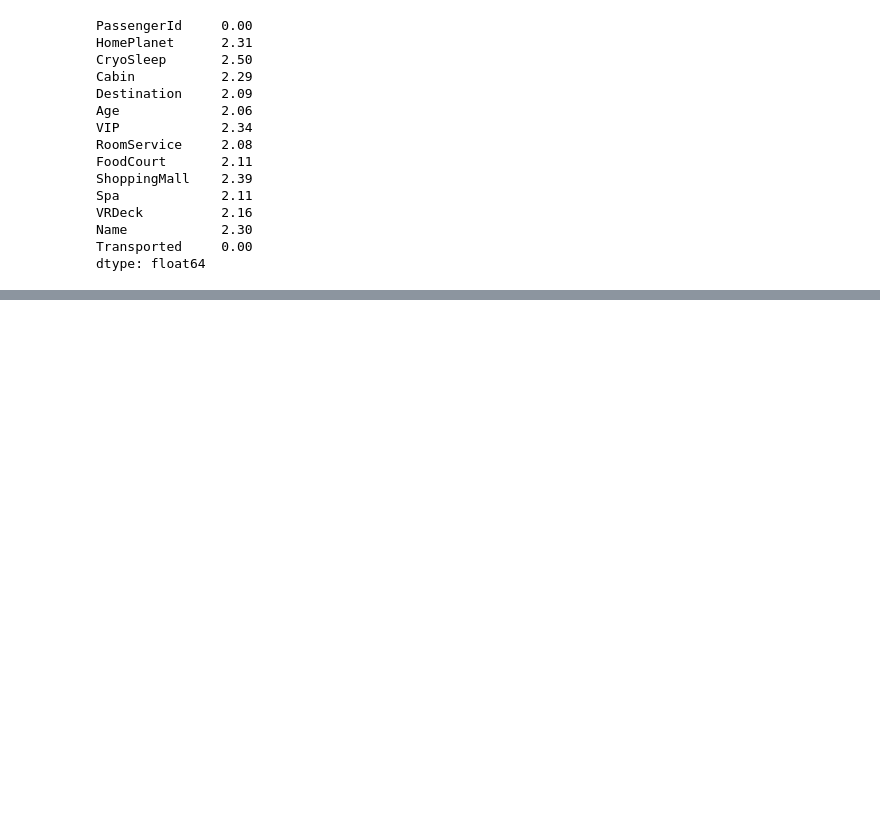
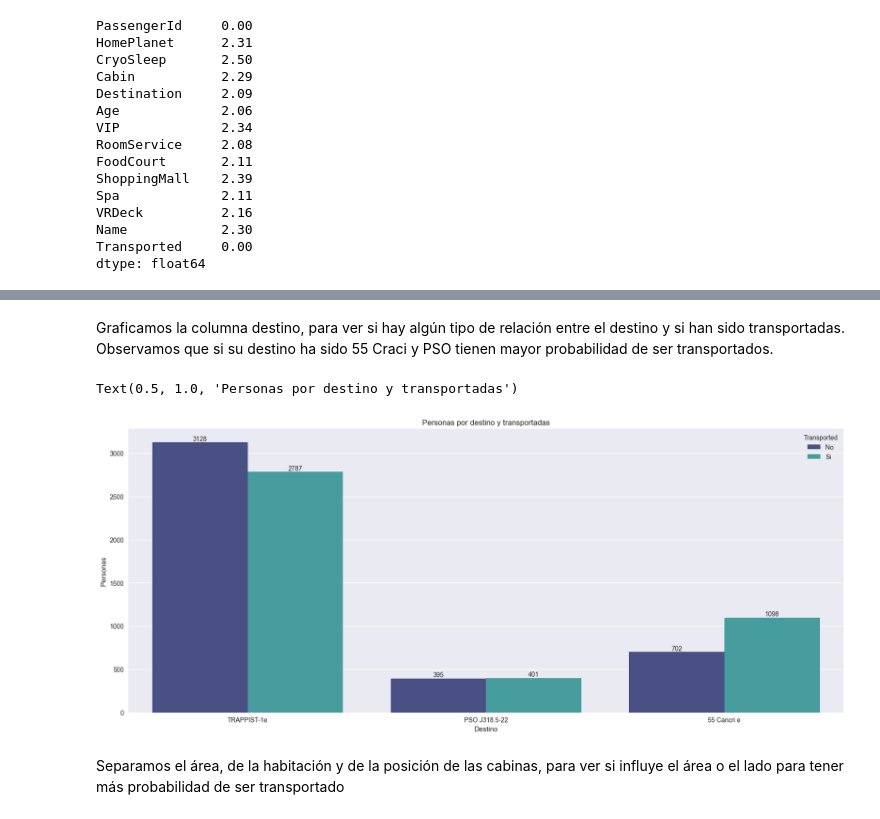
Before and after one commit to trecetreboles/titanic_space, a Jupyter notebook: main.ipynb, the cells around one changed output, grey strips where cells are left out. Saved outputs shown, nothing was run; the diff lists cells and outputs as text; code cells hidden in the pictures; blank space fills up the shorter version.

```diff
--- a/main.ipynb
+++ b/main.ipynb
@@ -76,0 +90,11 @@ memory usage: 891.5+ KB
+# %%
+df['Transported'].replace(False,'No',inplace=True)
+df['Transported'].replace(True,'Si',inplace=True)
+
+df['CryoSleep'].replace(False,'No',inplace=True)
+df['CryoSleep'].replace(True,'Si',inplace=True)
+
+df['VIP'].replace(False,'No',inplace=True)
+df['VIP'].replace(True,'Si',inplace=True)
+
+df.head()
@@ -148,0 +175,19 @@ NameError: name 'make_subplots' is not defined
+# %% [markdown]
+Graficamos la columna destino, para ver si hay algún tipo de relación entre el destino y si han sido transportadas.
+Observamos que si su destino ha sido 55 Craci y PSO tienen mayor probabilidad de ser transportados.
+# %%
+fig, ax = plt.subplots(figsize=(20,8))
+ax=sns.countplot(data=df,x='Destination', hue= 'Transported',palette='mako')
+
+for rect in ax.patches:
+    height = rect.get_height()
+    ax.text(rect.get_x() + rect.get_width()/2, height, int(height), ha='center', va='bottom')
+
+plt.xlabel('Destino')
+plt.ylabel('Personas')
+plt.title('Personas por destino y transportadas')
+# %% [output]
+Text(0.5, 1.0, 'Personas por destino y transportadas')
+[figure, added]
+# %% [markdown]
+Separamos el área, de la habitación y de la posición de las cabinas, para ver si influye el área o el lado para tener más probabilidad de ser transportado
```
Also changed, not shown: parts of 34 cells of this notebook, 1 other file.
